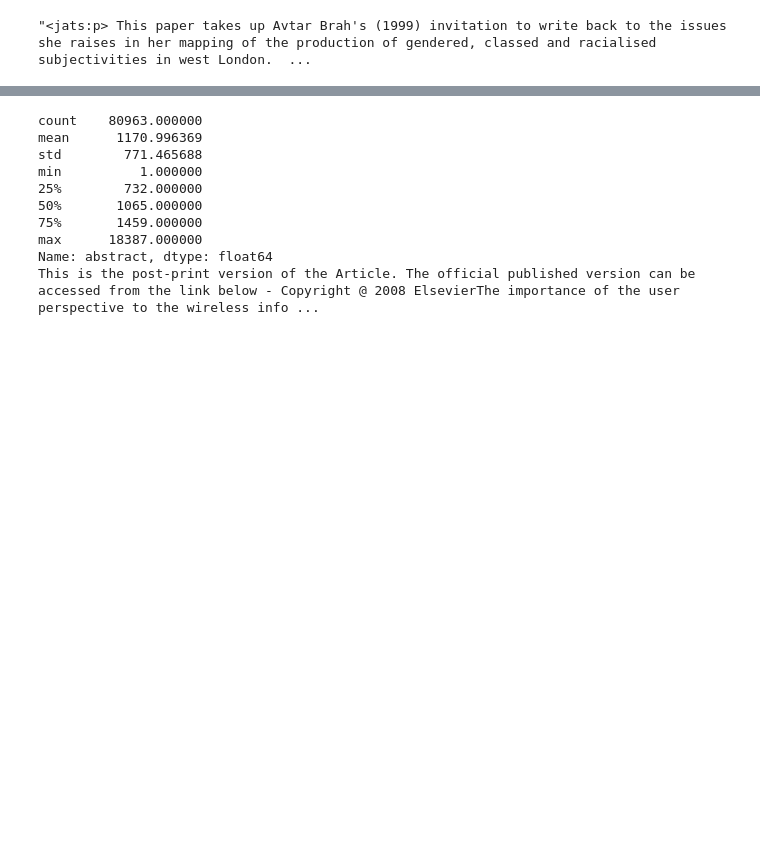
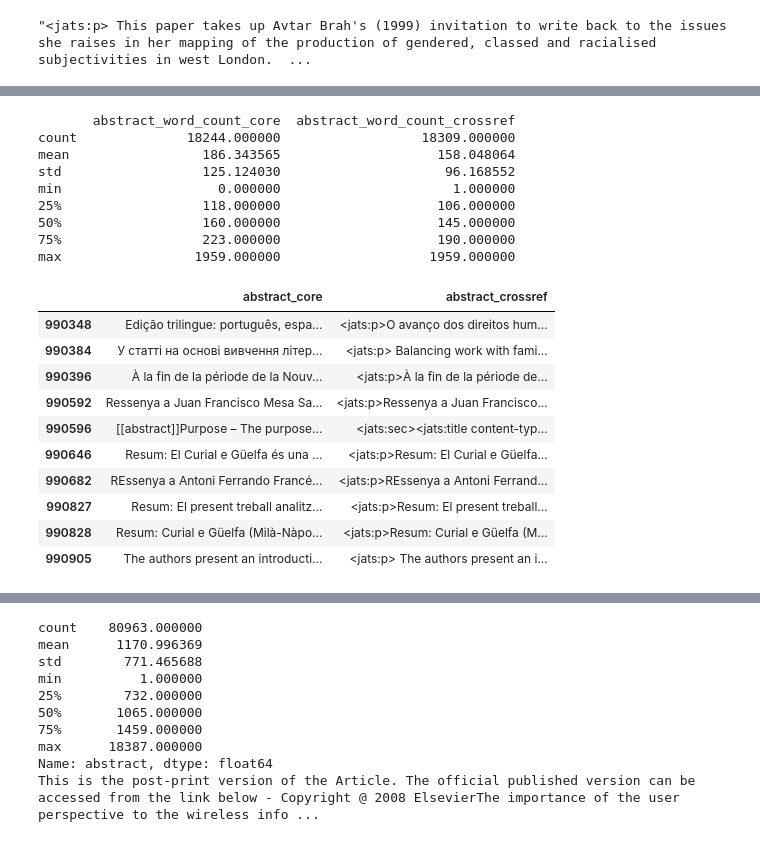
Before and after one commit to msc2106/QualAbstracts, a Jupyter notebook: notebooks/data_wrangling.ipynb, the cells around one changed output, grey strips where cells are left out. Cells and saved outputs as stored; diff of their text form; code cells hidden in the pictures; blank space fills up the shorter version.

```diff
--- a/notebooks/data_wrangling.ipynb
+++ b/notebooks/data_wrangling.ipynb
@@ -93,0 +115,21 @@ Name: count, dtype: int64
+# %%
+subjects_to_drop = [
+ 'economics',
+ 'psychology',
+ 'engineering',
+ 'physics',
+ 'geology',
+ 'biology',
+ 'medicine',
+ 'chemistry',
+ 'materials science',
+ 'mathematics',
+ 'computer science',
+ 'business',
+ 'environmental science'
+]
+
+drop_subjects_mask = articles_md.subjects.isin(subjects_to_drop)
+core_filtered_subjects = articles_md[~drop_subjects_mask]
+
+core_filtered_subjects.subjects.value_counts(dropna=False)
@@ -318,6 +371,6 @@ filtered_subjects_df.sort_values('abstract_word_count').abstract.dropna().iloc[-
 # %% [output]
 "<jats:p> This paper takes up Avtar Brah's (1999) invitation to write back to the issues she raises in her mapping of the production of gendered, classed and racialised subjectivities in west London.  ...
 # %%
-joined_df = articles_md.merge(filtered_subjects_df, on='doi', suffixes=('_core', '_crossref'), how='inner')
-joined_df.head()
+joined_df = core_filtered_subjects.merge(filtered_subjects_df, on='doi', how='left', suffixes=('_core', '_crossref'))
+joined_df.info()
 # %% [output]
@@ -324,0 +395,3 @@ KeyError: 'doi'
+# %%
+missing_subject_mask = joined_df.subjects_core.isna() & joined_df.subjects_crossref.isna()
+missing_subject_mask.sum()
@@ -324,0 +400,3 @@ KeyError: 'doi'
+# %%
+joined_df = joined_df[~missing_subject_mask]
+joined_df.info()
@@ -324,0 +422,24 @@ KeyError: 'doi'
+# %%
+print(joined_df[~joined_df.abstract_crossref.isna()][['abstract_word_count_core', 'abstract_word_count_crossref']].describe())
+joined_df[~joined_df.abstract_crossref.isna()][['abstract_core', 'abstract_crossref']].tail(10)
+# %% [output]
+       abstract_word_count_core  abstract_word_count_crossref
+count              18244.000000                  18309.000000
+mean                 186.343565                    158.048064
+std                  125.124030                     96.168552
+min                    0.000000                      1.000000
+25%                  118.000000                    106.000000
+50%                  160.000000                    145.000000
+75%                  223.000000                    190.000000
+max                 1959.000000                   1959.000000
+|  | abstract_core | abstract_crossref |
+| 990348 | Edição trilingue: português, espa... | <jats:p>O avanço dos direitos hum... |
+| 990384 | У статті на основі вивчення літер... | <jats:p> Balancing work with fami... |
+| 990396 | À la fin de la période de la Nouv... | <jats:p>À la fin de la période de... |
+| 990592 | Ressenya a Juan Francisco Mesa Sa... | <jats:p>Ressenya a Juan Francisco... |
+| 990596 | [[abstract]]Purpose – The purpose... | <jats:sec><jats:title content-typ... |
+| 990646 | Resum: El Curial e Güelfa és una ... | <jats:p>Resum: El Curial e Güelfa... |
+| 990682 | REssenya a Antoni Ferrando Francé... | <jats:p>REssenya a Antoni Ferrand... |
+| 990827 | Resum: El present treball analitz... | <jats:p>Resum: El present treball... |
+| 990828 | Resum: Curial e Güelfa (Milà-Nàpo... | <jats:p>Resum: Curial e Güelfa (M... |
+| 990905 | The authors present an introducti... | <jats:p> The authors present an i... |
```
Also changed, not shown: parts of 8 cells of this notebook, 3 other files.
